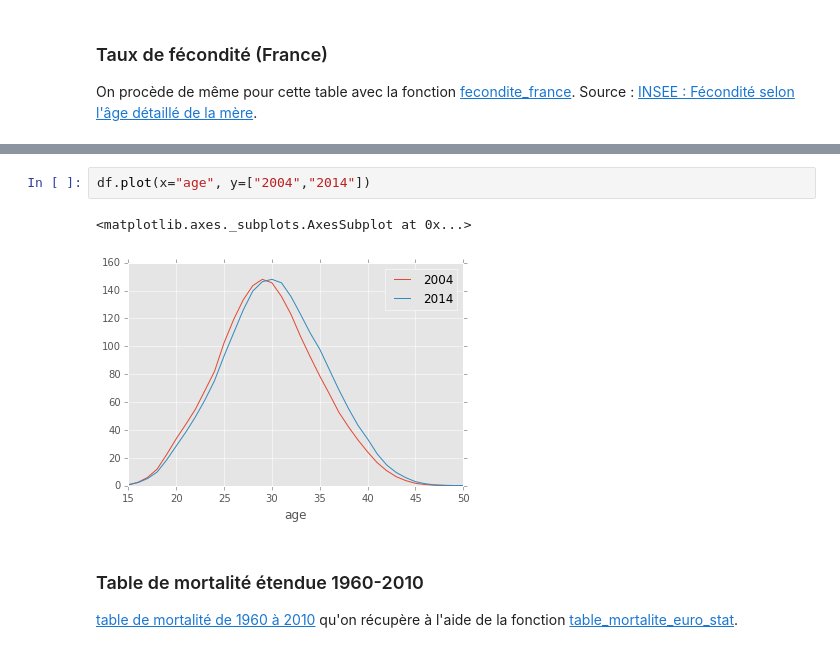
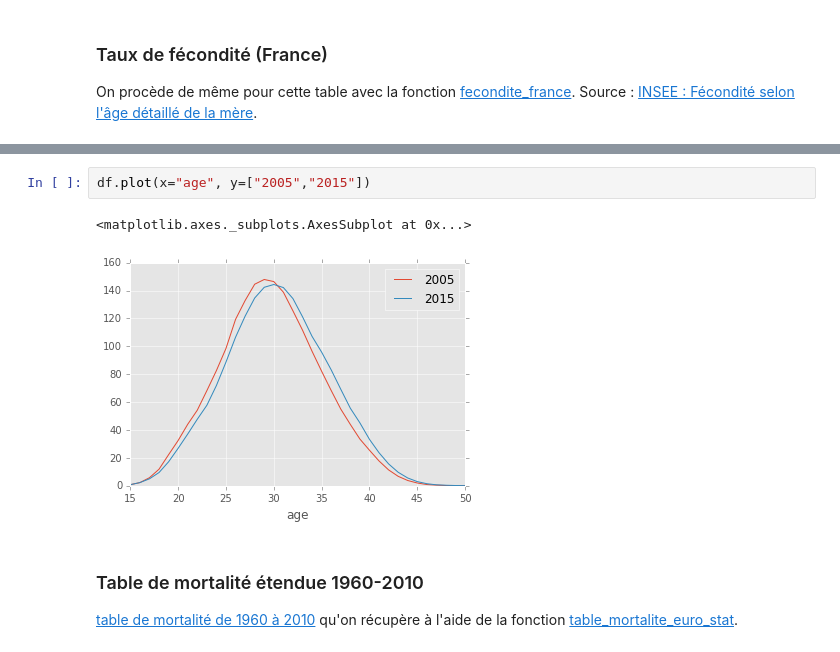
Before and after one commit to sdpython/actuariat_python, a Jupyter notebook: _doc/notebooks/population/population_recuperation_donnees.ipynb, the cells around one changed output, grey strips where cells are left out. Saved outputs shown, nothing was run; the diff lists cells and outputs as text.

```diff
--- a/_doc/notebooks/population/population_recuperation_donnees.ipynb
+++ b/_doc/notebooks/population/population_recuperation_donnees.ipynb
@@ -93,8 +93,8 @@ df.head()
 # %%
-df.plot(x="age", y=["2004","2014"])
+df.plot(x="age", y=["2005","2015"])
 # %% [output]
 <matplotlib.axes._subplots.AxesSubplot at 0x...>
-[figure, old version]
+[figure, new version]
 # %% [markdown]
 ### Table de mortalité étendue 1960-2010
 
```
Also changed, not shown: parts of 9 cells of this notebook.
